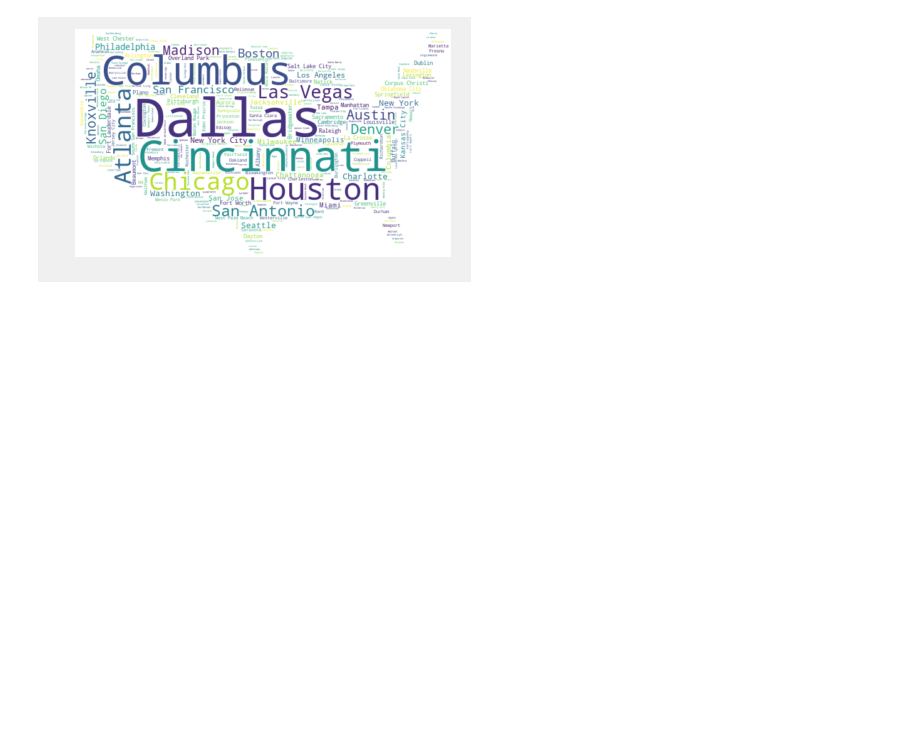
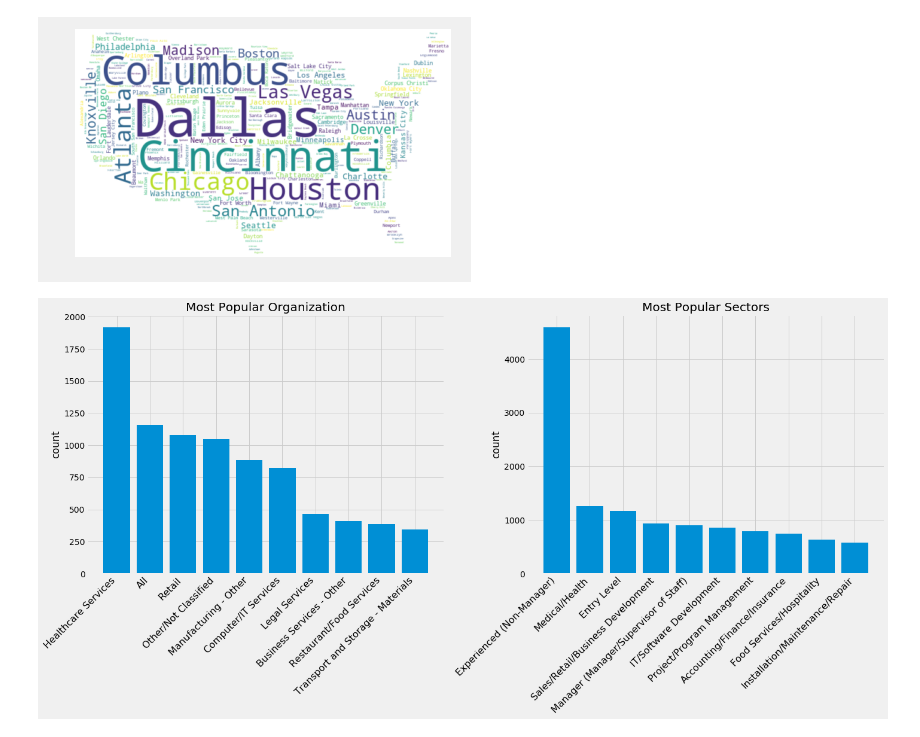
Before and after one commit to jer96/CareerPathPrediction, a Jupyter notebook: analysis/job-market-analysis-refined.ipynb, the cells around one changed output. Cells and saved outputs as stored; diff of their text form; code cells hidden in the pictures; blank space fills up the shorter version.

```diff
--- a/analysis/job-market-analysis-refined.ipynb
+++ b/analysis/job-market-analysis-refined.ipynb
@@ -125,3 +131,25 @@ def get_counter_object(column):
             if (not word in stop_words and len(word) > 0):
                 all_tokens.append(word)
     return Counter(all_tokens)
+# %%
+org_dict = df['organization'].value_counts().head(10).to_dict()
+sect_dict = df['sector'].value_counts().head(10).to_dict()
+# %%
+f, (ax1, ax2) = plt.subplots(1,2, figsize=(20,10))
+
+ax1.bar(range(len(org_dict)),org_dict.values(), align='center')
+ax1.set_xticks(range(10))
+ax1.set_xticklabels(org_dict.keys(), rotation=45, fontsize=16, ha='right')
+ax1.set_title('Most Popular Organization')
+ax1.set_ylabel('count')
+
+ax2.set_title('Most Popular Sectors')
+ax2.set_xticks(range(10))
+ax2.bar(range(len(sect_dict)),sect_dict.values(), align='center')
+ax2.set_xticklabels(sect_dict.keys(), rotation=45, fontsize=16, ha='right')
+ax2.set_ylabel('count')
+
+f.tight_layout()
+plt.show()
+# %% [output]
+[figure, added]
```
Also changed, not shown: parts of 16 cells of this notebook, 1 other file.
